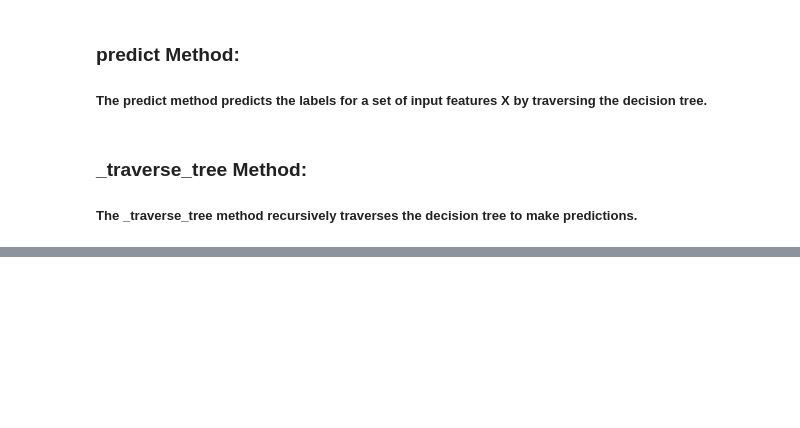
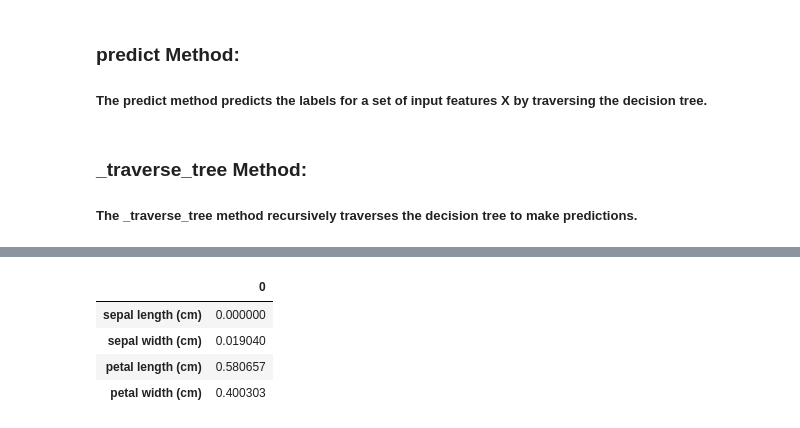
Before and after one commit to sujithsuresh56789/Machine_Learning_Algorithms, a Jupyter notebook: Decision_Tree_from_scratch.ipynb, the cells around one changed output, grey strips where cells are left out. Drawn from its saved outputs; the diff is of its cells as text; code cells hidden in the pictures; blank space fills up the shorter version.

```diff
--- a/Decision_Tree_from_scratch.ipynb
+++ b/Decision_Tree_from_scratch.ipynb
@@ -124,0 +163,10 @@ def _traverse_tree(self, x, node):
+# %%
+import pandas as pd
+feature=pd.DataFrame(model.feature_importances_,index=iris.feature_names)
+feature
+# %% [output]
+|  | 0 |
+| sepal length (cm) | 0.000000 |
+| sepal width (cm) | 0.019040 |
+| petal length (cm) | 0.580657 |
+| petal width (cm) | 0.400303 |
```
Also changed, not shown: parts of 13 cells of this notebook, 4 other files.
